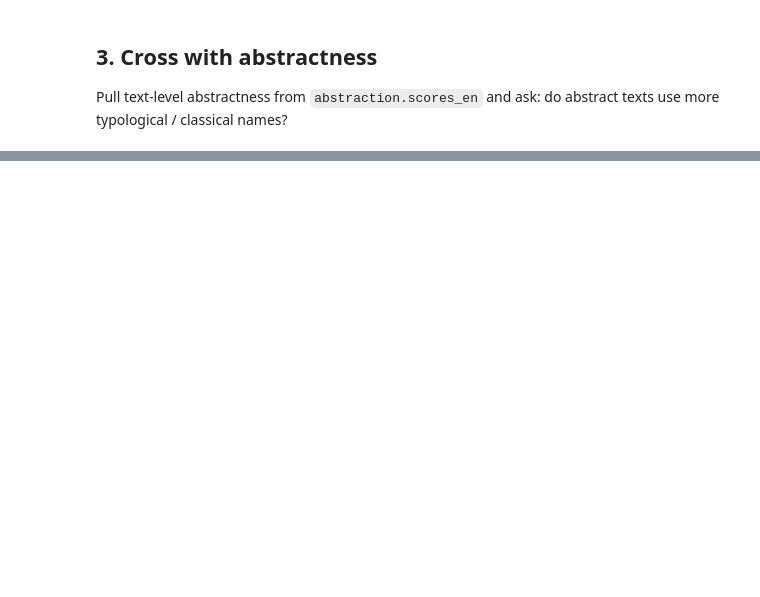
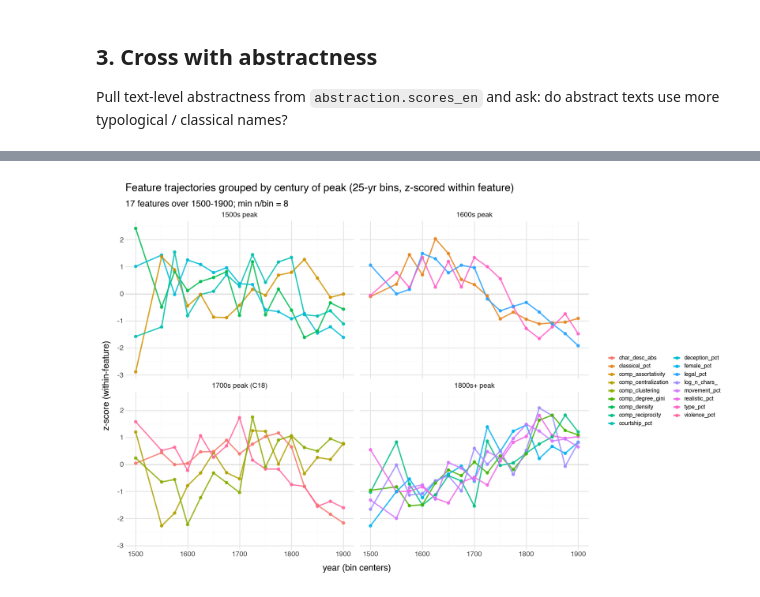
Before and after one commit to quadrismegistus/abstraction, a Jupyter notebook: notebooks/15-character-naming.ipynb, the cells around one changed output, grey strips where cells are left out. Saved outputs shown, nothing was run; the diff lists cells and outputs as text; code cells hidden in the pictures; blank space fills up the shorter version.

```diff
--- a/notebooks/15-character-naming.ipynb
+++ b/notebooks/15-character-naming.ipynb
@@ -186,0 +324,67 @@ plt.show()
+# %%
+# Bin every feature by 25y; find the bin with peak (max) value over 1500-1900;
+# classify by which century the peak falls in. Plot z-scored trends, faceted
+# by peak century, to visualize the rise/peak/fall families.
+
+PEAK_BIN = 25
+PEAK_MIN_N = 8
+
+peak_df = df[(df['year'] >= 1500) & (df['year'] < 1925)].copy()
+peak_df['bin'] = (peak_df['year'] // PEAK_BIN * PEAK_BIN).astype(int)
+
+trend_long = []
+for f in feat_corr:
+    sub = peak_df[['bin', f]].dropna()
+    binned = sub.groupby('bin').agg(n=('bin', 'count'), val=(f, 'mean'))
+    binned = binned[binned['n'] >= PEAK_MIN_N].reset_index()
+    if len(binned) < 4:
+        continue
+    binned['z'] = (binned['val'] - binned['val'].mean()) / binned['val'].std(ddof=0)
+    binned['feature'] = f
+    binned['peak_bin'] = int(binned.loc[binned['val'].idxmax(), 'bin'])
+    trend_long.append(binned)
+
+trend_long = pd.concat(trend_long, ignore_index=True)
+
+def peak_century(b):
+    if b < 1600: return '1500s peak'
+    if b < 1700: return '1600s peak'
+    if b < 1800: return '1700s peak (C18)'
+    return '1800s+ peak'
+
+trend_long['peak_group'] = trend_long['peak_bin'].map(peak_century)
+
+# Summary table
+summary = (trend_long.groupby('feature')
+           .agg(peak_bin=('peak_bin', 'first'),
+                peak_z=('z', 'max'),
+                trough_z=('z', 'min'),
+                amplitude=('z', lambda s: s.max() - s.min()))
+           .sort_values('peak_bin'))
+summary['peak_group'] = summary['peak_bin'].map(peak_century)
+print(summary.round(2).to_string())
+
+# Faceted plot, ordered so C18-peaked features stand out
+group_order = ['1500s peak', '1600s peak', '1700s peak (C18)', '1800s+ peak']
+trend_long['peak_group'] = pd.Categorical(trend_long['peak_group'],
+                                          categories=group_order, ordered=True)
+
+p_peak = (p9.ggplot(trend_long, p9.aes(x='bin', y='z', group='feature', color='feature'))
+          + p9.geom_hline(yintercept=0, linetype='dashed', color='#bbbbbb', size=0.3)
+          + p9.geom_line(size=0.9, alpha=0.85)
+          + p9.geom_point(size=1.4, alpha=0.85)
+          + p9.facet_wrap('~ peak_group', ncol=2)
+          + p9.scale_x_continuous(breaks=range(1500, 1901, 100))
+          + p9.labs(
+              title=f'Feature trajectories grouped by century of peak ({PEAK_BIN}-yr bins, z-scored within feature)',
+              subtitle=f'{len(feat_corr)} features over 1500-1900; min n/bin = {PEAK_MIN_N}',
+              x='year (bin centers)',
+              y='z-score (within-feature)',
+              color='',
+          )
+          + p9.theme_minimal()
+          + p9.theme(figure_size=(11, 7), legend_position='right',
+                     legend_text=p9.element_text(size=7),
+                     legend_key_size=8))
+p_peak
+# %% [output]
@@ -186,0 +410 @@ plt.show()
+[figure, added]
```
Also changed, not shown: parts of 17 cells of this notebook, 5 other files.
